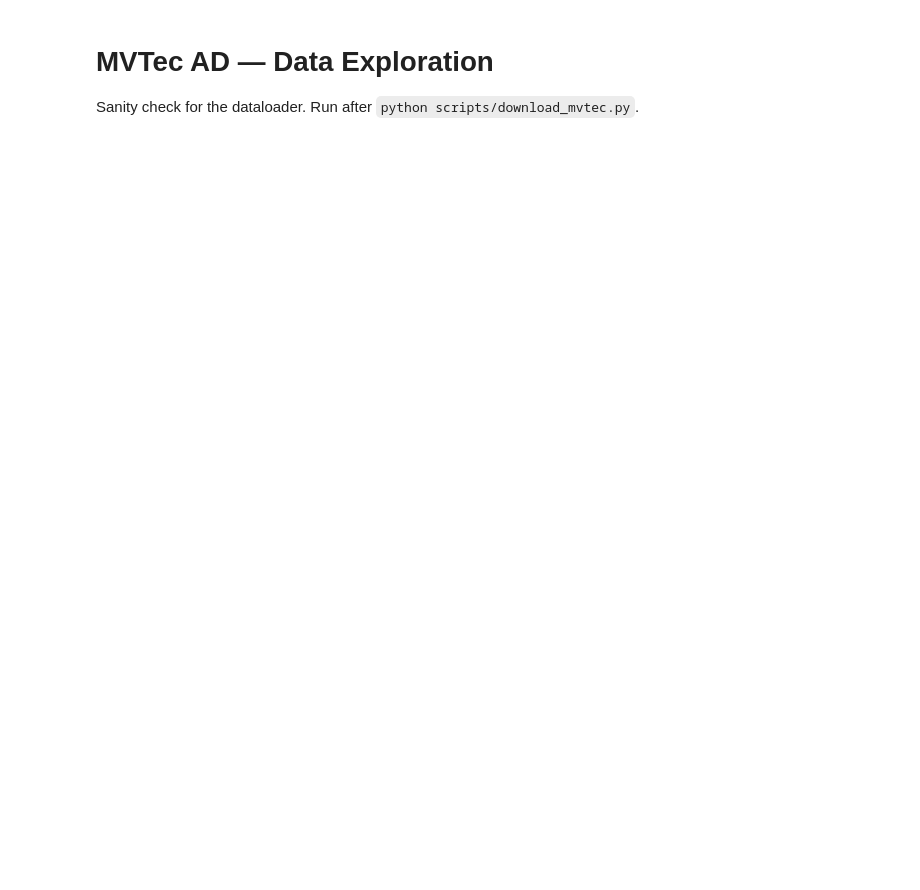
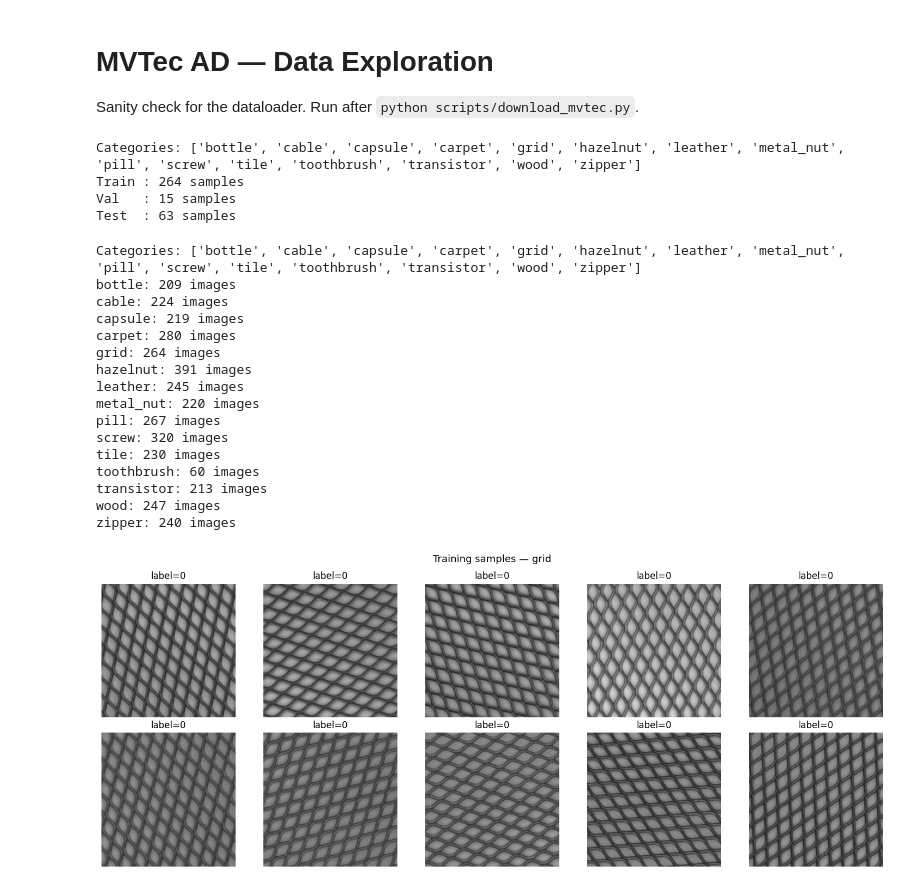
Before and after one commit to alisayedahmad/EdgeVision_Compress, a Jupyter notebook: notebooks/01_data_exploration.ipynb, the cells around one changed output. Saved outputs shown, nothing was run; the diff lists cells and outputs as text; code cells hidden in the pictures; blank space fills up the shorter version.

Commit message:
notebook: 01_data_exploration

```diff
--- a/notebooks/01_data_exploration.ipynb
+++ b/notebooks/01_data_exploration.ipynb
@@ -14,7 +14,8 @@ from utils.seed import seed_everything
 seed_everything(42)
 # %%
 DATA_ROOT = Path('../data/mvtec')
-CATEGORY  = 'bottle'
+print(f'Categories: {[d.name for d in DATA_ROOT.iterdir() if d.is_dir()]}')
+CATEGORY  = 'grid'
 
 train_ds = MVTecDataset(DATA_ROOT, CATEGORY, 'train')
 val_ds   = MVTecDataset(DATA_ROOT, CATEGORY, 'val')
@@ -23,3 +24,54 @@ test_ds  = MVTecDataset(DATA_ROOT, CATEGORY, 'test')
 print(f'Train : {len(train_ds)} samples')
 print(f'Val   : {len(val_ds)} samples')
 print(f'Test  : {len(test_ds)} samples')
+# %% [output]
+Categories: ['bottle', 'cable', 'capsule', 'carpet', 'grid', 'hazelnut', 'leather', 'metal_nut', 'pill', 'screw', 'tile', 'toothbrush', 'transistor', 'wood', 'zipper']
+Train : 264 samples
+Val   : 15 samples
+Test  : 63 samples
+# %%
+categories = [d.name for d in DATA_ROOT.iterdir() if d.is_dir()]
+print(f'Categories: {categories}')
+
+for category in categories:
+    train_dir = DATA_ROOT / category / 'train'
+    image_paths = list(train_dir.rglob('*.png'))
+    print(f'{category}: {len(image_paths)} images')
+
+# Visualize 10 samples from the selected category
+fig, axes = plt.subplots(2, 5, figsize=(15, 6))
+fig.suptitle(f'Training samples — {CATEGORY}', fontsize=13)
+
+mean = torch.tensor([0.485, 0.456, 0.406]).view(3, 1, 1)
+std = torch.tensor([0.229, 0.224, 0.225]).view(3, 1, 1)
+
+def denorm(t):
+    return (t * std + mean).permute(1, 2, 0).clamp(0, 1).numpy()
+
+for i in range(min(10, len(train_ds))):
+    item = train_ds[i]
+    ax = axes[i // 5, i % 5]
+    ax.imshow(denorm(item['image']))
+    ax.set_title(f'label={item["label"]}')
+    ax.axis('off')
+
+plt.tight_layout()
+plt.show()
+# %% [output]
+Categories: ['bottle', 'cable', 'capsule', 'carpet', 'grid', 'hazelnut', 'leather', 'metal_nut', 'pill', 'screw', 'tile', 'toothbrush', 'transistor', 'wood', 'zipper']
+bottle: 209 images
+cable: 224 images
+capsule: 219 images
+carpet: 280 images
+grid: 264 images
+hazelnut: 391 images
+leather: 245 images
+metal_nut: 220 images
+pill: 267 images
+screw: 320 images
+tile: 230 images
+toothbrush: 60 images
+transistor: 213 images
+wood: 247 images
+zipper: 240 images
+[figure, added]
```
Also changed, not shown: parts of 5 cells of this notebook.
